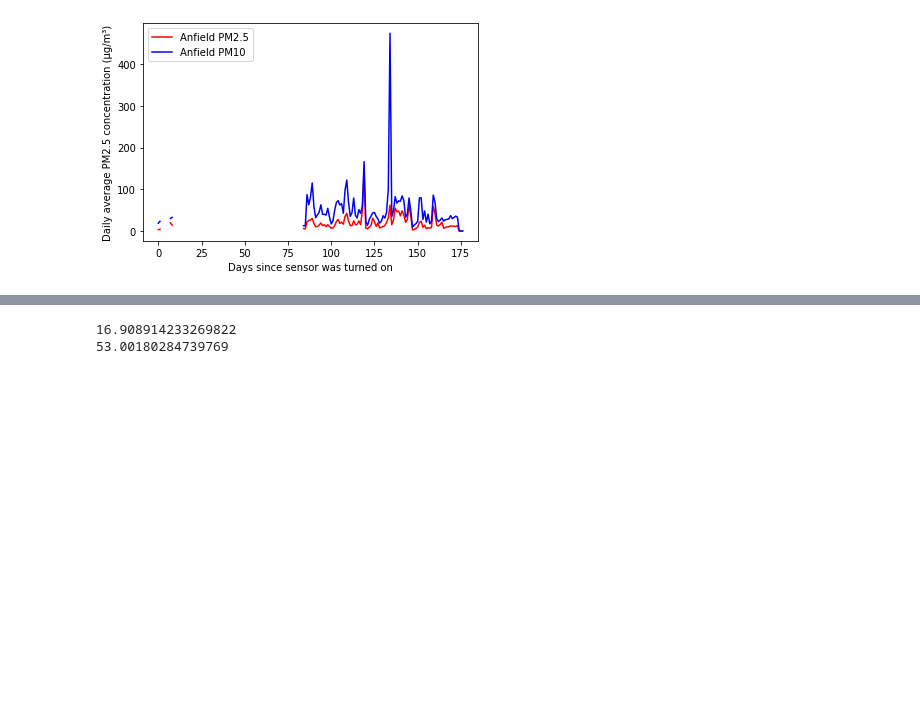
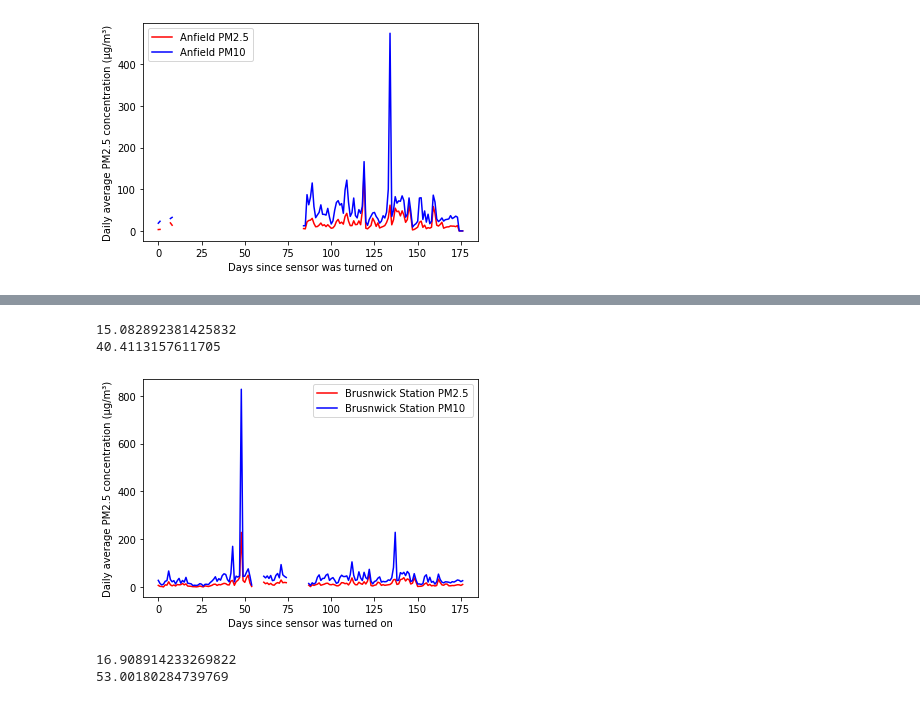
Before and after one commit to HarryMcHau5/ParkParkFarm, a Jupyter notebook: Group_work.ipynb, the cells around one changed output, grey strips where cells are left out. Saved outputs shown, nothing was run; the diff lists cells and outputs as text; code cells hidden in the pictures; blank space fills up the shorter version.

```diff
--- a/Group_work.ipynb
+++ b/Group_work.ipynb
@@ -1101,3 +997,35 @@ Int64Index([305, 305, 305, 305, 305, 305, 305, 305, 305, 305,
+# %%
+#find daily average since instbrued briunswick
+tmpbru = datesbru.day_of_year
+dailypm2p5bru =np.zeros([177,])
+c=0
+for i in range(tmpbru[0], 365):
+  dailypm2p5bru[c]= np.nanmean(pm2p5bru[datesbru.day_of_year==i])
+  c=c+1;
+for i in range(0,117):
+  dailypm2p5bru[c]= np.nanmean(pm2p5bru[datesbru.day_of_year==i])
+  c=c+1;
+plt.plot(dailypm2p5bru, 'red', label='Brusnwick Station PM2.5')
+dailypm10bru =np.zeros([177,])
+c=0
+for i in range(tmpbru[0], 365):
+  dailypm10bru[c]= np.nanmean(pm10bru[datesbru.day_of_year==i])
+  c=c+1;
+for i in range(0,117):
+  dailypm10bru[c]= np.nanmean(pm10bru[datesbru.day_of_year==i])
+  c=c+1;
+plt.plot(dailypm10bru, 'blue', label='Brusnwick Station PM10')
+plt.legend()
+plt.ylabel('Daily average PM2.5 concentration (µg/m³)') # add some lables
+plt.xlabel('Days since sensor was turned on') # add some lables
+mean_pm2p5bru = np.nanmean(dailypm2p5bru)
+print(mean_pm2p5bru)
+mean_pm10bru = np.nanmean(dailypm10bru)
+print(mean_pm10bru)
+# %% [output]
+15.082892381425832
+40.4113157611705
+[figure, added]
 # %%
 #find daily average life sciences
 tmplif = dateslif.day_of_year
```
Also changed, not shown: parts of 75 cells of this notebook.
